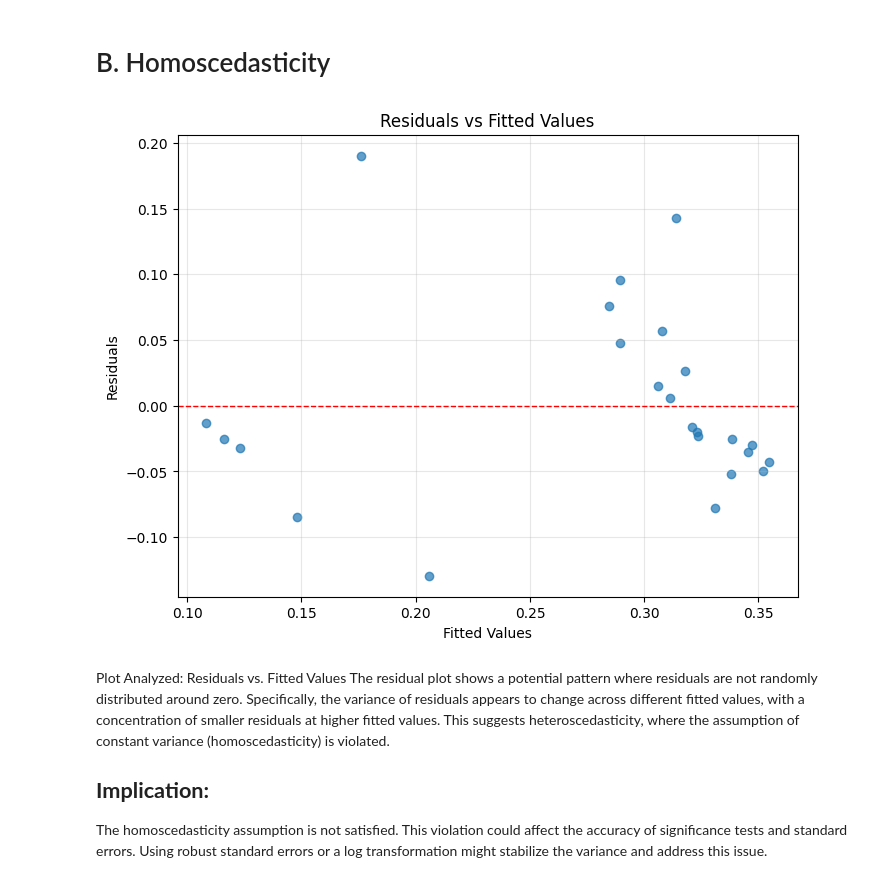
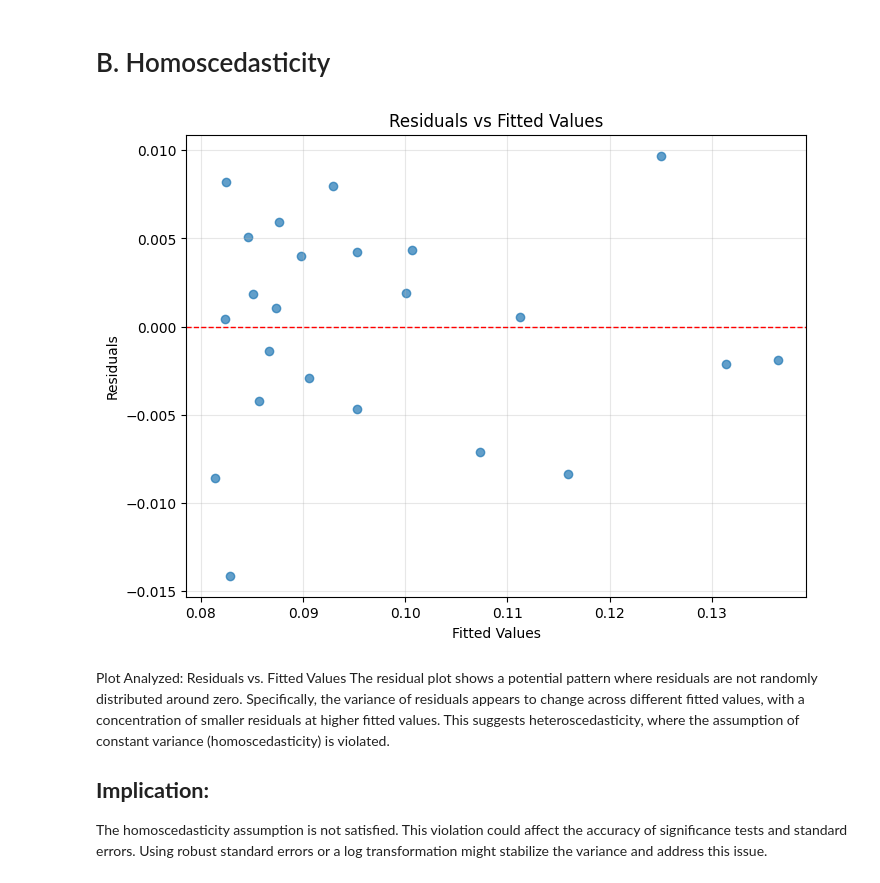
Before and after one commit to Lesiazhou/QM2, a Jupyter notebook: Simple_water_characteristics_vs_NDVI”.ipynb, the cells around one changed output. Saved outputs shown, nothing was run; the diff lists cells and outputs as text; code cells hidden in the pictures.

```diff
--- a/Simple_water_characteristics_vs_NDVI”.ipynb
+++ b/Simple_water_characteristics_vs_NDVI”.ipynb
@@ -26,6 +26,7 @@ import pandas as pd
 import numpy as np
 from datetime import datetime
 df1=pd.read_csv('Aral_Sea_Characteristics__1981-2004_.csv')
+df1 = df1.iloc[1:]
 df1.head(10)
 # %% [output]
 |  | Year | Water Level (m) | Water Surface Area (thousand km²) | Water Volume (km³) |
@@ -87,5 +88,5 @@ Saving Year_NDVI.csv to Year_NDVI.csv
 # %%
-ndvi_df = pd.read_csv('Year_NDVI.csv')
+ndvi_df = pd.read_csv('ndvi_calendar_part1.csv')
 ndvi_df.rename(columns={'year': 'Year'}, inplace=True)
 merged_df = pd.merge(df1, ndvi_df, on="Year")
 merged_df
@@ -124,29 +125,29 @@ Since the data is arranged in a time series format, it inherently lacks independ
 # %%
 import pandas as pd
 import numpy as np
 import statsmodels.api as sm
 import matplotlib.pyplot as plt
 
 X = merged_df[['Water Level (m)', 'Water Surface Area (thousand km²)', 'Water Volume (km³)']]
-y = merged_df['ndvi']
+y = merged_df['NDVI']
 
 X = sm.add_constant(X)
 
 model = sm.OLS(y, X).fit()
 
 fitted_values = model.fittedvalues
 residuals = model.resid
 
 plt.figure(figsize=(8, 6))
 plt.scatter(fitted_values, residuals, alpha=0.7)
 plt.axhline(y=0, color='r', linestyle='--', linewidth=1)
 plt.title('Residuals vs Fitted Values')
 plt.xlabel('Fitted Values')
 plt.ylabel('Residuals')
 plt.grid(alpha=0.3)
 plt.show()
 # %% [output]
-[figure, old version]
+[figure, new version]
 # %% [markdown]
 Plot Analyzed: Residuals vs. Fitted Values
 The residual plot shows a potential pattern where residuals are not randomly distributed around zero. Specifically, the variance of residuals appears to change across different fitted values, with a concentration of smaller residuals at higher fitted values. This suggests heteroscedasticity, where the assumption of constant variance (homoscedasticity) is violated.
```
Also changed, not shown: parts of 10 cells of this notebook.
